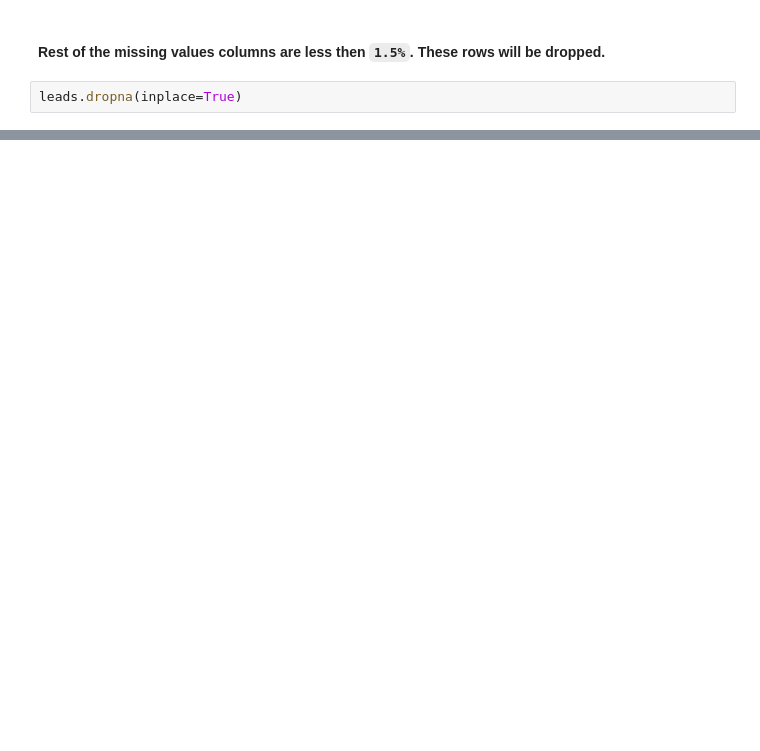
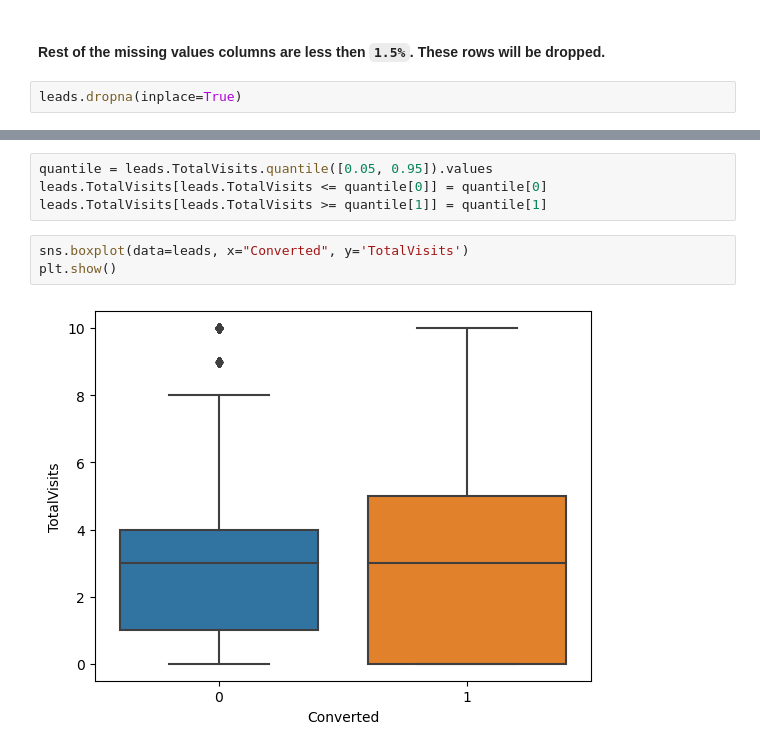
Before and after one commit to PrasunPK/lead-scoring-case-study, a Jupyter notebook: Case+Study.ipynb, the cells around one changed output, grey strips where cells are left out. Drawn from its saved outputs; the diff is of its cells as text; blank space fills up the shorter version.

```diff
--- a/Case+Study.ipynb
+++ b/Case+Study.ipynb
@@ -204,0 +582,9 @@ plt.show()
+# %%
+quantile = leads.TotalVisits.quantile([0.05, 0.95]).values
+leads.TotalVisits[leads.TotalVisits <= quantile[0]] = quantile[0]
+leads.TotalVisits[leads.TotalVisits >= quantile[1]] = quantile[1]
+# %%
+sns.boxplot(data=leads, x="Converted", y='TotalVisits')
+plt.show()
+# %% [output]
+[figure, added]
```
Also changed, not shown: parts of 87 cells of this notebook.
